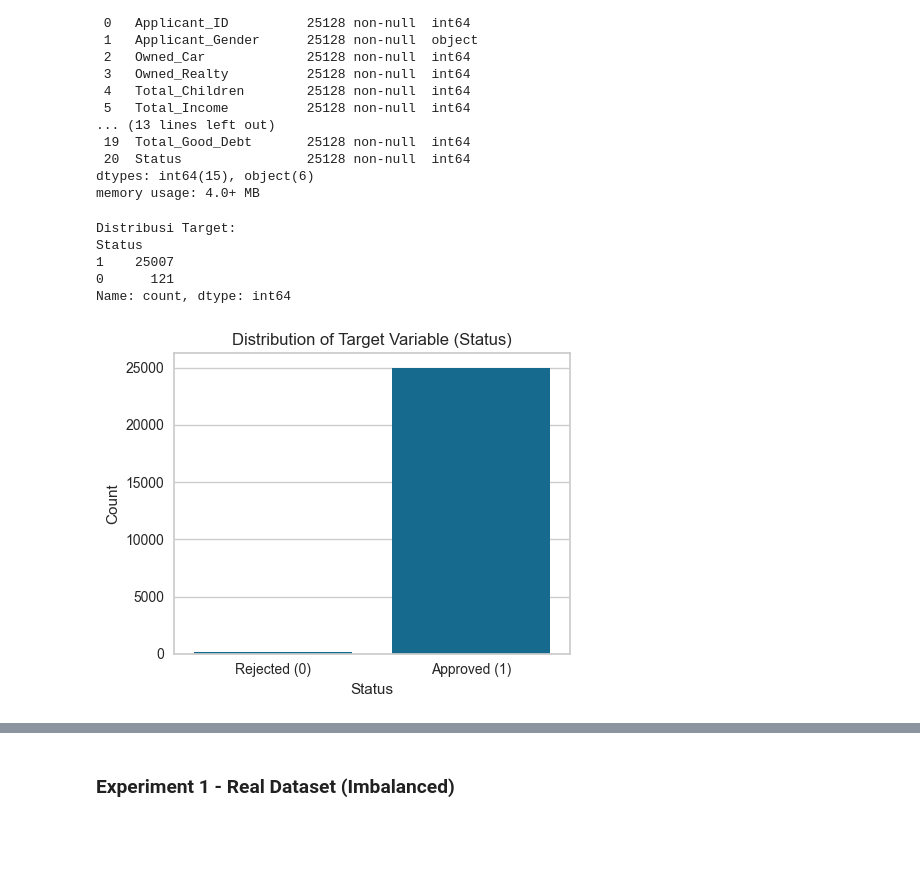
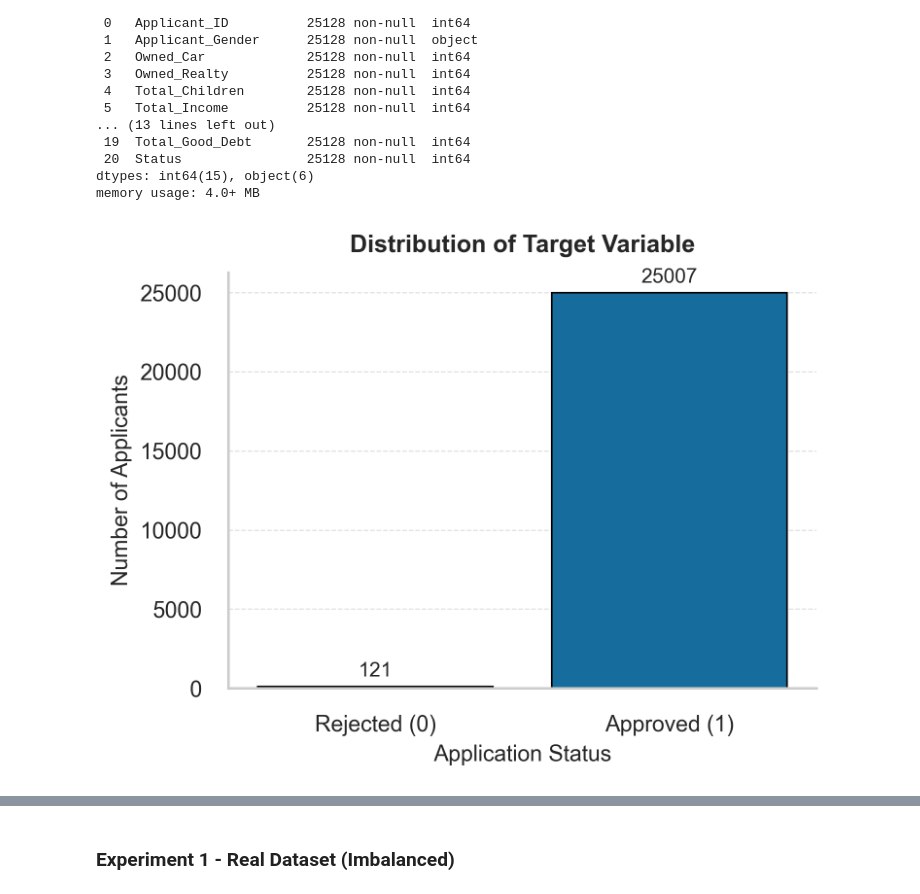
Before and after one commit to MarioWicaksono17/credit-card-approval-prediction-pycaret, a Jupyter notebook: credit_card_approval_final.ipynb, the cells around one changed output, grey strips where cells are left out. Drawn from its saved outputs; the diff is of its cells as text; code cells hidden in the pictures; blank space fills up the shorter version.

Commit message:
Revise The visualization Design Code

```diff
--- a/credit_card_approval_final.ipynb
+++ b/credit_card_approval_final.ipynb
@@ -68,31 +68,55 @@ Data columns (total 21 columns):
 dtypes: int64(15), object(6)
 memory usage: 4.0+ MB
 # %%
-print("\nDistribusi Target:")
-print(df["Status"].value_counts())
+# Academic style
+sns.set_theme(style="whitegrid", font_scale=1.0)
 
-plt.figure(figsize=(5,4))
+plt.figure(figsize=(5.2, 4), dpi=300)
 
-sns.countplot(
+ax = sns.countplot(
+    data=df,
     x="Status",
-    data=df,
+    palette=["#D55E00", "#0072B2"],   # Orange = Rejected, Blue = Approved
+    edgecolor="black",
+    linewidth=0.8
 )
 
-plt.title("Distribution of Target Variable (Status)")
-plt.xlabel("Status")
-plt.ylabel("Count")
-
-plt.xticks(
-    ticks=[0,1],
-    labels=["Rejected (0)", "Approved (1)"]
+# Titles and labels
+ax.set_title(
+    "Distribution of Target Variable",
+    fontsize=12,
+    fontweight="bold",
+    pad=10
 )
 
+ax.set_xlabel("Application Status", fontsize=11)
+ax.set_ylabel("Number of Applicants", fontsize=11)
+
+ax.set_xticklabels([
+    "Rejected (0)",
+    "Approved (1)"
+])
+
+# Add value labels
+for container in ax.containers:
+    ax.bar_label(
+        container,
+        fontsize=10,
+        padding=3
+    )
+
+# Improve grid appearance
+ax.grid(axis="y", linestyle="--", linewidth=0.6, alpha=0.6)
+ax.grid(axis="x", visible=False)
+
+# Remove unnecessary borders
+sns.despine()
+
 plt.tight_layout()
+
+# Optional: save with publication quality
+# plt.savefig("Figure_3_Target_Distribution.png", dpi=600, bbox_inches="tight")
+
 plt.show()
 # %% [output]
-Distribusi Target:
-Status
-1    25007
-0      121
-Name: count, dtype: int64
-[figure, old version]
+[figure, new version]
```
Also changed, not shown: parts of 6 cells of this notebook.
